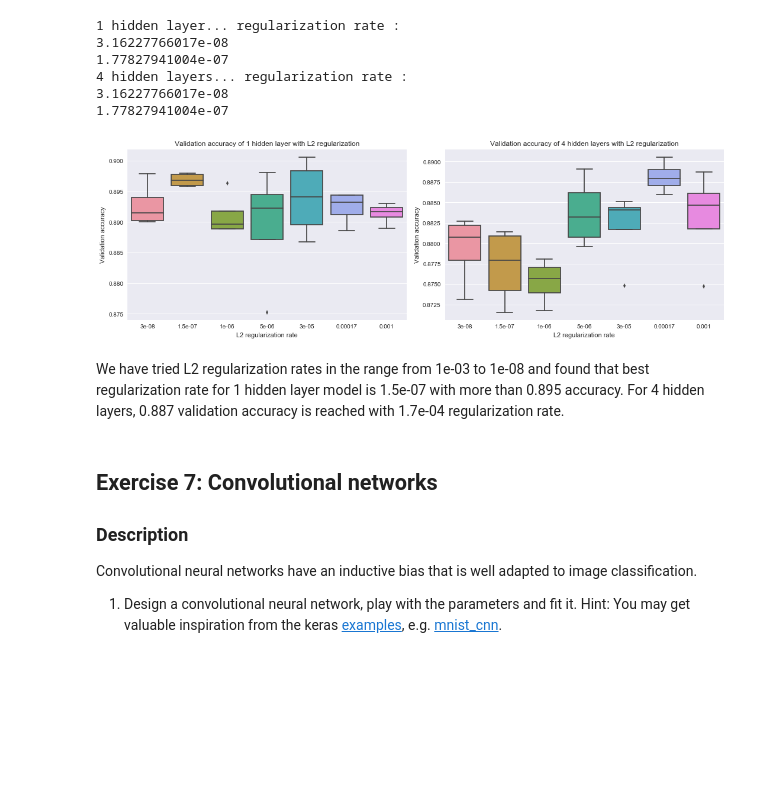
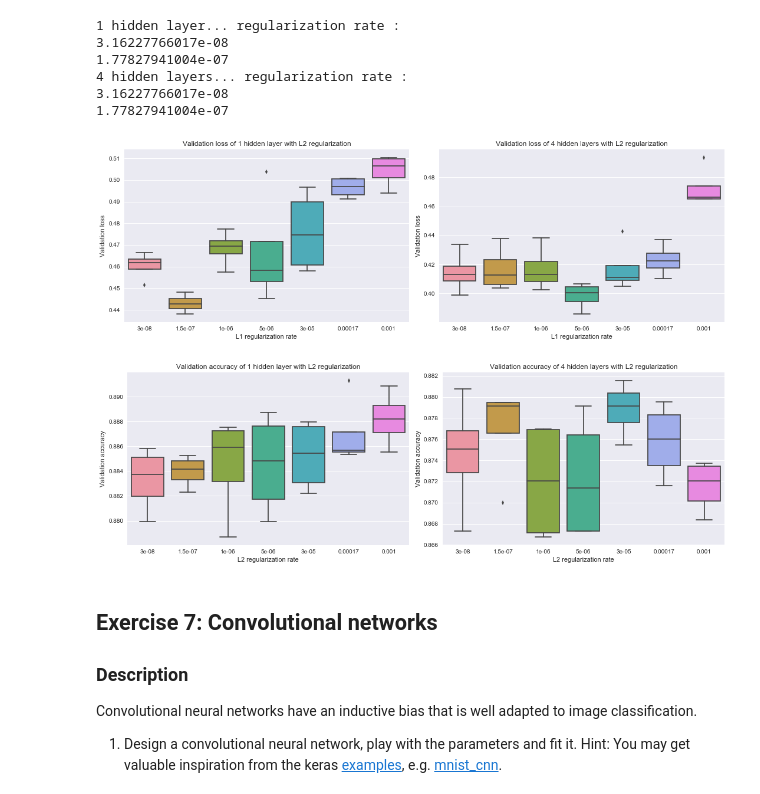
Before and after one commit to SSappy/ANN-Project-1, a Jupyter notebook: miniproject1.ipynb, the cells around one changed output. Cells and saved outputs as stored; diff of their text form; code cells hidden in the pictures; blank space fills up the shorter version.

```diff
--- a/miniproject1.ipynb
+++ b/miniproject1.ipynb
@@ -1478,19 +1535,4 @@ save_obj(histories4, 'ex6_dropout_histories4_200_2')
 # %%
-histories1 = load_obj('ex6_dropout_histories1_200_2')
-histories4 = load_obj('ex6_dropout_histories4_200_2')
-
-for i in range(len(histories1)):
-    for j in range(len(histories1[0])):
-        histories1[i][j] = histories1[i][j]['val_acc']
-histories1 = np.array(histories1)
-val_acc1_dropout = np.max(histories1, axis=2)
-
-for i in range(len(histories1)):
-    for j in range(len(histories1[0])):
-        histories4[i][j] = histories4[i][j]['val_acc']
-histories4 = np.array(histories4)
-val_acc4_dropout = np.max(histories4, axis=2)
-
 fig, ax = plt.subplots(1, 2, figsize=(15,5))
 
 sns.boxplot(data=val_acc1_dropout.T, ax=ax[0])
@@ -1761,41 +1822,44 @@ save_obj(histories4, 'ex6_l2_new_histories4')
 # %%
-histories1 = load_obj('ex6_l2_new_histories1')
-histories4 = load_obj('ex6_l2_new_histories4')
-
-for i in range(len(histories1)):
-    for j in range(len(histories1[0])):
-        histories1[i][j] = histories1[i][j]['val_acc']
-histories1 = np.array(histories1)
-val_acc1 = np.max(histories1, axis=2)
-
-for i in range(len(histories4)):
-    for j in range(len(histories1[0])):
-        histories4[i][j] = histories4[i][j]['val_acc']
-histories4 = np.array(histories4)
-val_acc4 = np.max(histories4, axis=2)
-
 regularization_rates = np.array([3e-08, 1.5e-07, 1e-06, 5e-06, 3e-05, 1.7e-04, 1e-03])
 fig, ax = plt.subplots(1, 2, figsize=(15,5))
 
-sns.boxplot(data=val_acc1.T, ax=ax[0])
-ax[0].set_title('Validation accuracy of 1 hidden layer with L2 regularization')
-ax[0].set_ylabel('Validation accuracy')
-ax[0].set_xlabel('L2 regularization rate')
+sns.boxplot(data=val_loss1_l2.T, ax=ax[0])
+ax[0].set_title('Validation loss of 1 hidden layer with L2 regularization')
+ax[0].set_ylabel('Validation loss')
+ax[0].set_xlabel('L1 regularization rate')
 ax[0].set_xticklabels(regularization_rates, fontsize=10)
 
-sns.boxplot(data=val_acc4.T, ax=ax[1])
-ax[1].set_title('Validation accuracy of 4 hidden layers with L2 regularization')
-ax[1].set_ylabel('Validation accuracy')
-ax[1].set_xlabel('L2 regularization rate')
+sns.boxplot(data=val_loss4_l2.T, ax=ax[1])
+ax[1].set_title('Validation loss of 4 hidden layers with L2 regularization')
+ax[1].set_ylabel('Validation loss')
+ax[1].set_xlabel('L1 regularization rate')
 ax[1].set_xticklabels(regularization_rates, fontsize=10)
 
 plt.tight_layout()
 
 plt.show()
 # %% [output]
-[figure, old version]
+[figure, new version]
-# %% [markdown]
-We have tried L2 regularization rates in the range from 1e-03 to 1e-08 and found that best regularization rate for 1 hidden layer model is 1.5e-07 with more than 0.895 accuracy. For 4 hidden layers, 0.887 validation accuracy is reached with 1.7e-04 regularization rate.
+# %%
+fig, ax = plt.subplots(1, 2, figsize=(15,5))
+
+sns.boxplot(data=val_acc1_l2.T, ax=ax[0])
+ax[0].set_title('Validation accuracy of 1 hidden layer with L2 regularization')
+ax[0].set_ylabel('Validation accuracy')
+ax[0].set_xlabel('L2 regularization rate')
+ax[0].set_xticklabels(regularization_rates, fontsize=10)
+
+sns.boxplot(data=val_acc4_l2.T, ax=ax[1])
+ax[1].set_title('Validation accuracy of 4 hidden layers with L2 regularization')
+ax[1].set_ylabel('Validation accuracy')
+ax[1].set_xlabel('L2 regularization rate')
+ax[1].set_xticklabels(regularization_rates, fontsize=10)
+
+plt.tight_layout()
+
+plt.show()
+# %% [output]
+[figure, added]
 # %% [markdown]
 ## Exercise 7: Convolutional networks
 
```
Also changed, not shown: parts of 27 cells of this notebook.
